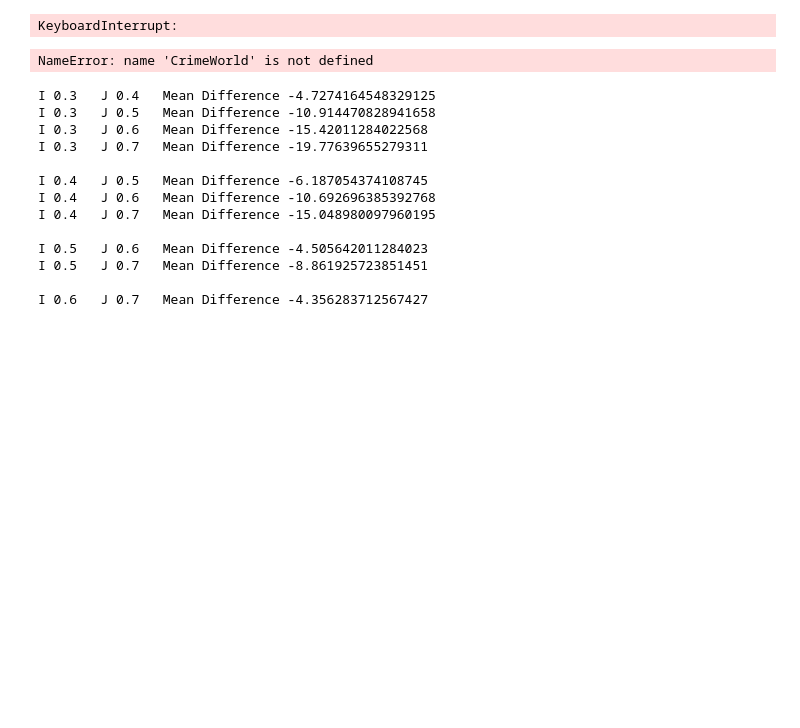
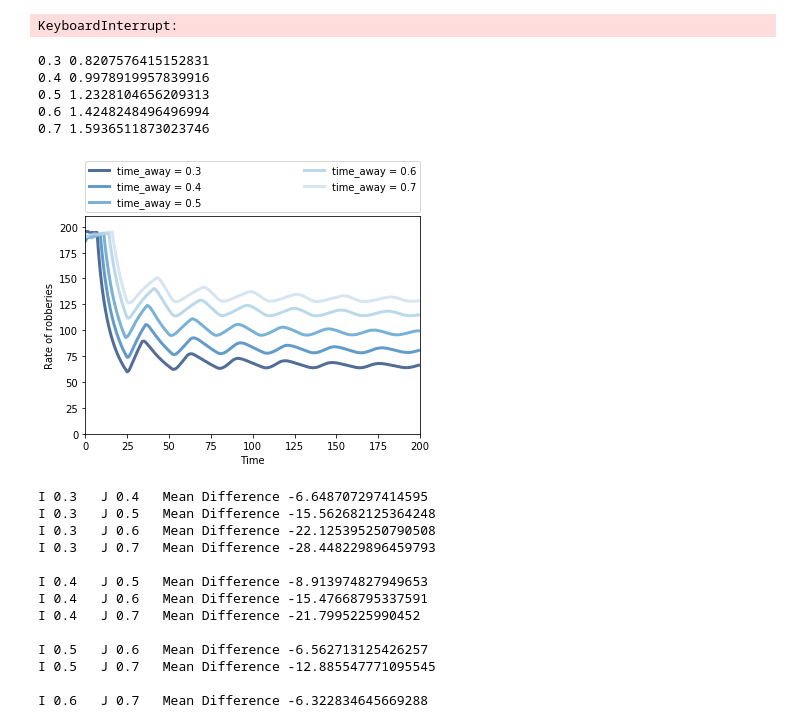
Before and after one commit to ericasaywhat/SmoothCriminals, a Jupyter notebook: code/crimeworldnotebook.ipynb, the cells around one changed output. Drawn from its saved outputs; the diff is of its cells as text; code cells hidden in the pictures; blank space fills up the shorter version.

```diff
--- a/code/crimeworldnotebook.ipynb
+++ b/code/crimeworldnotebook.ipynb
@@ -271,33 +277,39 @@ anim
 [figure]
 KeyboardInterrupt:
 # %%
-#### RandomSeed(100)
+RandomSeed(100)
 times_from_home = [0.3, 0.4, 0.5, 0.6, 0.7]
 n = 127
 results = []
+plt.clf()
 for time in times_from_home:
     env = CrimeWorld(n, num_citizens=1000, prop_criminals=0.2, num_police=200, time_from_home = time)
     viewer = CrimeWorldViewer(env)
     for i in range(200):
         env.step()
     results.append((env.total_robs / n**2))
     print(time, env.total_robs/ n**2)
 
 
-#     thinkplot.plot(env.rob_count_seq, label="time_away = %.1f" % time)
+    thinkplot.plot(np.divide(env.rob_count_seq,range(1,201)), label="time_away = %.1f" % time)
 
-# plt.axis((0, 200, 0, 25000))
-# plt.xlabel("Time")
-# plt.ylabel("Number of robberies")
-# plt.legend(bbox_to_anchor=(0., 1.02, 1., .102), loc=3,
-#            ncol=2, mode="expand", borderaxespad=0.)
-# plt.show()
+plt.axis((0, 200, 0, 210))
+plt.xlabel("Time")
+plt.ylabel("Rate of robberies")
+plt.legend(bbox_to_anchor=(0., 1.02, 1., .102), loc=3,
+           ncol=2, mode="expand", borderaxespad=0.)
+plt.show()
 
 
 # 0.3 0.5896211792423585
 # 0.4 0.7191394382788766
 # 0.5 0.8886477772955546
 # 0.6 1.0120900241800483
 # 0.7 1.1314402628805258
 # %% [output]
-NameError: name 'CrimeWorld' is not defined
+0.3 0.8207576415152831
+0.4 0.9978919957839916
+0.5 1.2328104656209313
+0.6 1.4248248496496994
+0.7 1.5936511873023746
+[figure, added]
@@ -304,21 +331,21 @@ NameError: name 'CrimeWorld' is not defined
 # %%
-results = [0.5896211792423585, 0.7191394382788766, 0.8886477772955546, 1.0120900241800483, 1.1314402628805258]
+# results = [0.5896211792423585, 0.7191394382788766, 0.8886477772955546, 1.0120900241800483, 1.1314402628805258]
 
 for i in range(len(results)-1):
     for j in range(i+1, len(results)):
         print("I", times_from_home[i], "  J", times_from_home[j], "  Mean Difference", 36.5*(results[i] - results[j]))
     print()
 # %% [output]
-I 0.3   J 0.4   Mean Difference -4.7274164548329125
-I 0.3   J 0.5   Mean Difference -10.914470828941658
-I 0.3   J 0.6   Mean Difference -15.42011284022568
-I 0.3   J 0.7   Mean Difference -19.77639655279311
+I 0.3   J 0.4   Mean Difference -6.648707297414595
+I 0.3   J 0.5   Mean Difference -15.562682125364248
+I 0.3   J 0.6   Mean Difference -22.125395250790508
+I 0.3   J 0.7   Mean Difference -28.448229896459793
 
-I 0.4   J 0.5   Mean Difference -6.187054374108745
-I 0.4   J 0.6   Mean Difference -10.692696385392768
-I 0.4   J 0.7   Mean Difference -15.048980097960195
+I 0.4   J 0.5   Mean Difference -8.913974827949653
+I 0.4   J 0.6   Mean Difference -15.47668795337591
+I 0.4   J 0.7   Mean Difference -21.7995225990452
 
-I 0.5   J 0.6   Mean Difference -4.505642011284023
-I 0.5   J 0.7   Mean Difference -8.861925723851451
+I 0.5   J 0.6   Mean Difference -6.562713125426257
+I 0.5   J 0.7   Mean Difference -12.885547771095545
 
-I 0.6   J 0.7   Mean Difference -4.356283712567427
+I 0.6   J 0.7   Mean Difference -6.322834645669288
```
Also changed, not shown: parts of 4 cells of this notebook, 2 other files.
